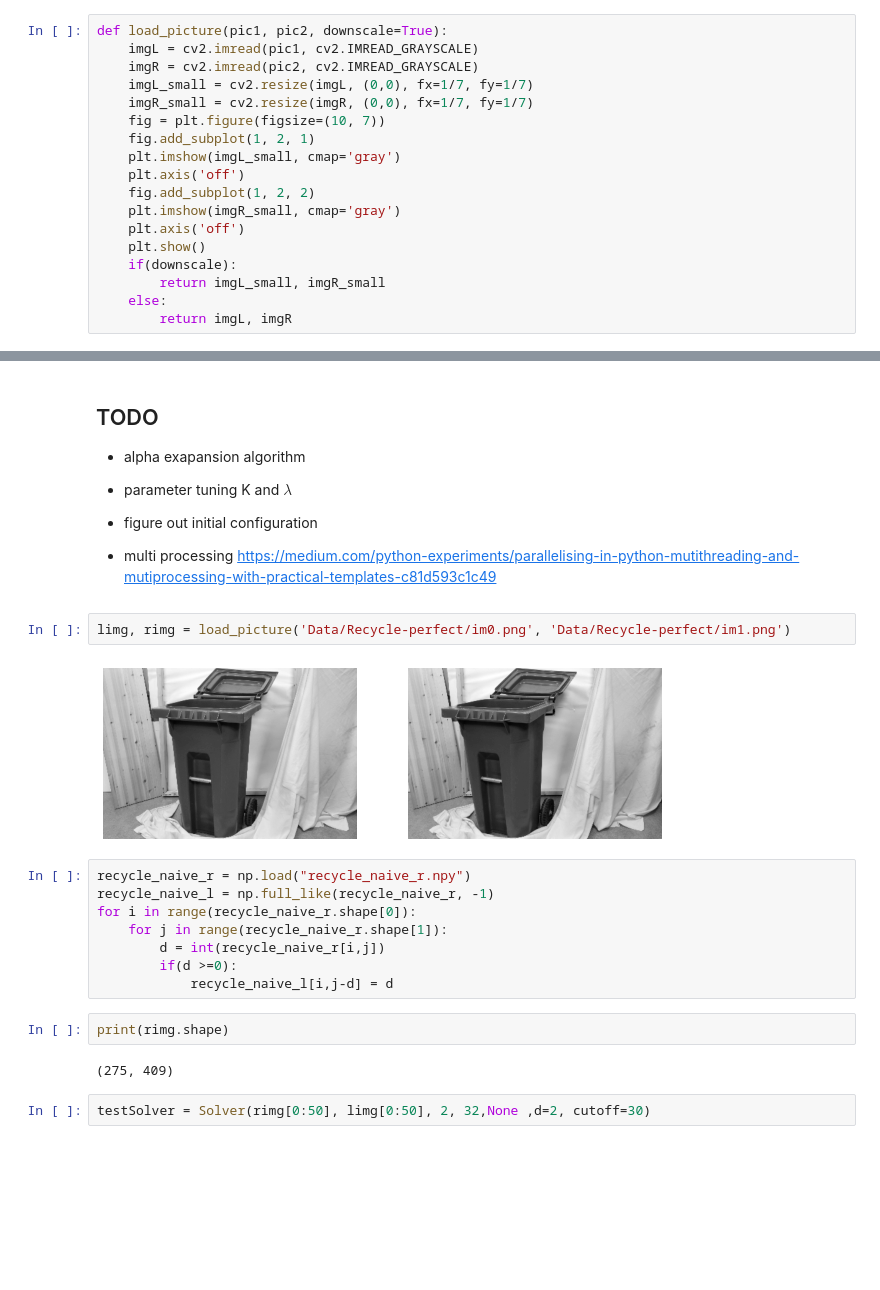
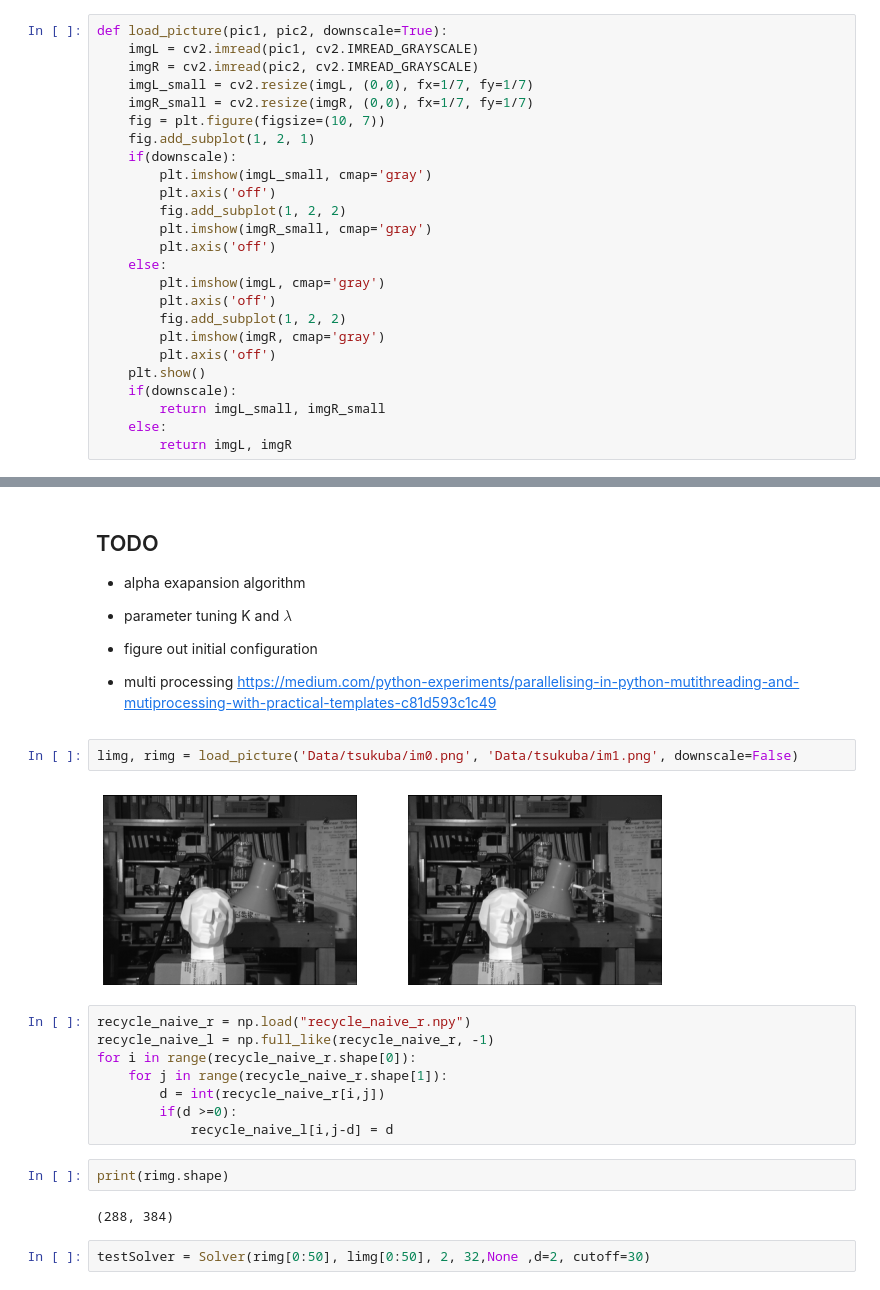
Before and after one commit to BaldPulse/Stereo_depth_energy, a Jupyter notebook: main.ipynb, the cells around one changed output, grey strips where cells are left out. Drawn from its saved outputs; the diff is of its cells as text; blank space fills up the shorter version.

```diff
--- a/main.ipynb
+++ b/main.ipynb
@@ -21,11 +21,18 @@ def load_picture(pic1, pic2, downscale=True):
     imgR_small = cv2.resize(imgR, (0,0), fx=1/7, fy=1/7)
     fig = plt.figure(figsize=(10, 7))
     fig.add_subplot(1, 2, 1)
-    plt.imshow(imgL_small, cmap='gray')
-    plt.axis('off')
-    fig.add_subplot(1, 2, 2)
-    plt.imshow(imgR_small, cmap='gray')
-    plt.axis('off')
+    if(downscale):
+        plt.imshow(imgL_small, cmap='gray')
+        plt.axis('off')
+        fig.add_subplot(1, 2, 2)
+        plt.imshow(imgR_small, cmap='gray')
+        plt.axis('off')
+    else:
+        plt.imshow(imgL, cmap='gray')
+        plt.axis('off')
+        fig.add_subplot(1, 2, 2)
+        plt.imshow(imgR, cmap='gray')
+        plt.axis('off')
     plt.show()
     if(downscale):
         return imgL_small, imgR_small
@@ -529,9 +536,9 @@ class Solver:
 - multi processing
 https://medium.com/python-experiments/parallelising-in-python-mutithreading-and-mutiprocessing-with-practical-templates-c81d593c1c49
 # %%
-limg, rimg = load_picture('Data/Recycle-perfect/im0.png', 'Data/Recycle-perfect/im1.png')
+limg, rimg = load_picture('Data/tsukuba/im0.png', 'Data/tsukuba/im1.png', downscale=False)
 # %% [output]
-[figure, old version]
+[figure, new version]
 # %%
 recycle_naive_r = np.load("recycle_naive_r.npy")
 recycle_naive_l = np.full_like(recycle_naive_r, -1)
@@ -543,7 +550,7 @@ for i in range(recycle_naive_r.shape[0]):
 # %%
 print(rimg.shape)
 # %% [output]
-(275, 409)
+(288, 384)
 # %%
 testSolver = Solver(rimg[0:50], limg[0:50], 2, 32,None ,d=2, cutoff=30)
 # %%
```
Also changed, not shown: 7 other files.
